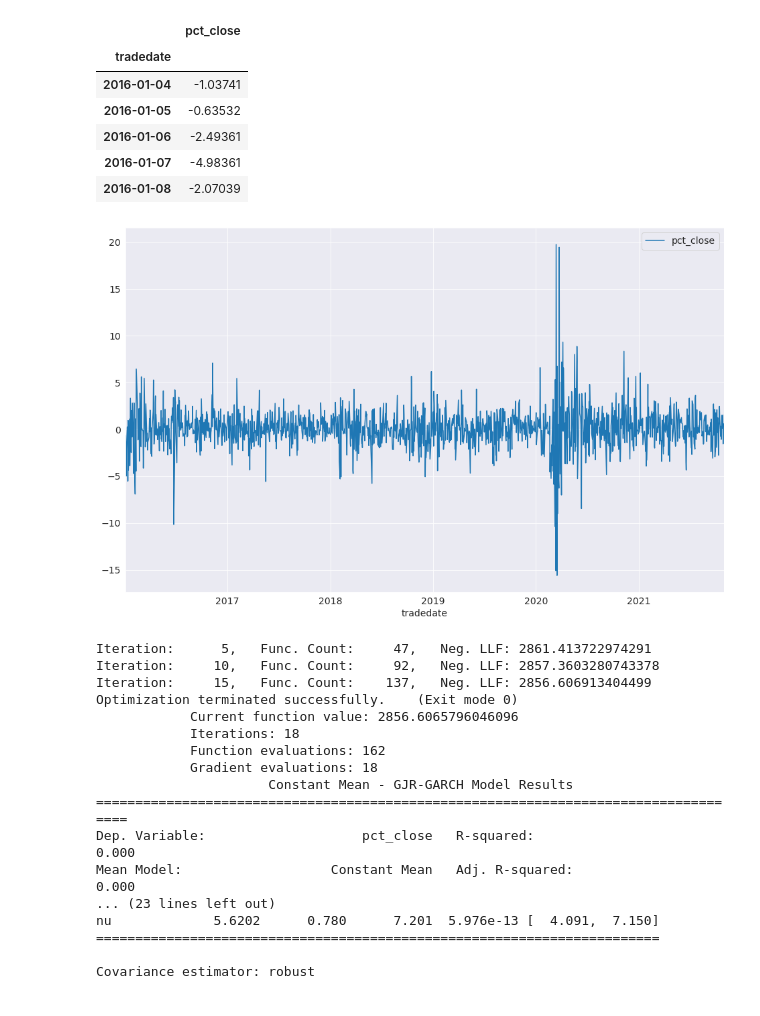
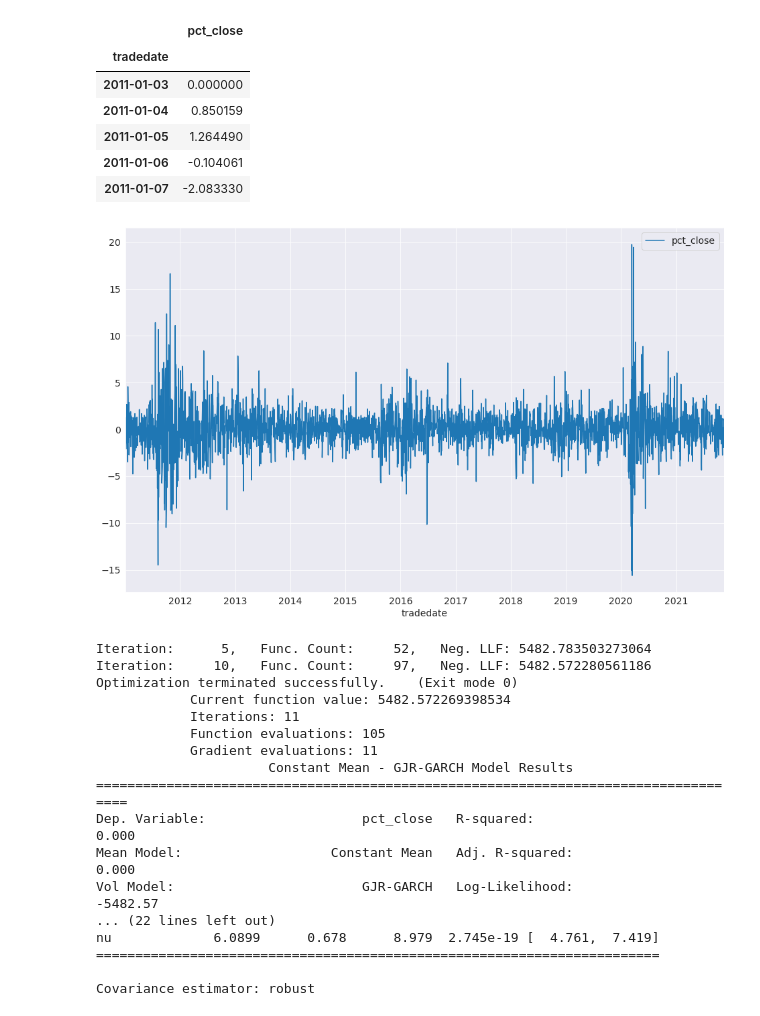
Before and after one commit to kwoodle/ktrade_volatility, a Jupyter notebook: notebooks/arx.ipynb, the cells around one changed output. Saved outputs shown, nothing was run; the diff lists cells and outputs as text; code cells hidden in the pictures.

```diff
--- a/notebooks/arx.ipynb
+++ b/notebooks/arx.ipynb
@@ -16,29 +16,29 @@ conn = engine.connect()
 # %%
 import pandas as pd
 
 SQL_query = pd.read_sql_query(
-    '''select tradedate, pct_close from USEQ_HIST where symbol='MS'
+    '''select tradedate, pct_close from useq.USEQ_HIST where symbol='MS'
     and volume>0 order by tradedate''',
     conn,
     index_col='tradedate'
 )
 
 df = pd.DataFrame(SQL_query, columns=['pct_close'])
 
 df.head()
 # %% [output]
 |  | pct_close |
 | tradedate |  |
-| 2016-01-04 | -1.03741 |
-| 2016-01-05 | -0.63532 |
-| 2016-01-06 | -2.49361 |
-| 2016-01-07 | -4.98361 |
-| 2016-01-08 | -2.07039 |
+| 2011-01-03 | 0.000000 |
+| 2011-01-04 | 0.850159 |
+| 2011-01-05 | 1.264490 |
+| 2011-01-06 | -0.104061 |
+| 2011-01-07 | -2.083330 |
 # %%
 ax = df.plot()
 xlim = ax.set_xlim(df.index.min(), df.index.max())
 # %% [output]
-[figure, old version]
+[figure, new version]
 # %%
 from arch import arch_model
 
@@ -46,20 +46,20 @@ am = arch_model(df, rescale=False, p=1, o=1, q=1, dist="StudentsT")
 resg = am.fit(update_freq=5)
 print(resg.summary())
 # %% [output]
-Iteration:      5,   Func. Count:     47,   Neg. LLF: 2861.413722974291
-Iteration:     10,   Func. Count:     92,   Neg. LLF: 2857.3603280743378
-Iteration:     15,   Func. Count:    137,   Neg. LLF: 2856.606913404499
+Iteration:      5,   Func. Count:     52,   Neg. LLF: 5482.783503273064
+Iteration:     10,   Func. Count:     97,   Neg. LLF: 5482.572280561186
 Optimization terminated successfully.    (Exit mode 0)
-            Current function value: 2856.6065796046096
-            Iterations: 18
-            Function evaluations: 162
-            Gradient evaluations: 18
+            Current function value: 5482.572269398534
+            Iterations: 11
+            Function evaluations: 105
+            Gradient evaluations: 11
                       Constant Mean - GJR-GARCH Model Results
 ====================================================================================
 Dep. Variable:                    pct_close   R-squared:                       0.000
 Mean Model:                   Constant Mean   Adj. R-squared:                  0.000
-... (23 lines left out)
-nu             5.6202      0.780      7.201  5.976e-13 [  4.091,  7.150]
+Vol Model:                        GJR-GARCH   Log-Likelihood:               -5482.57
+... (22 lines left out)
+nu             6.0899      0.678      8.979  2.745e-19 [  4.761,  7.419]
 ========================================================================
 
 Covariance estimator: robust
```
Also changed, not shown: parts of 6 cells of this notebook, 9 other files.
